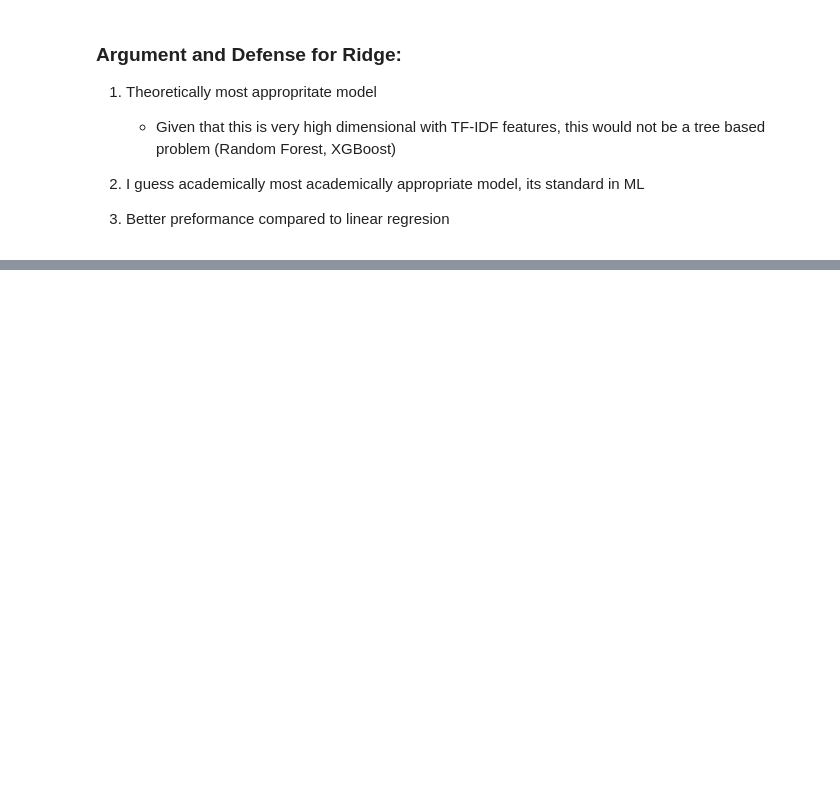
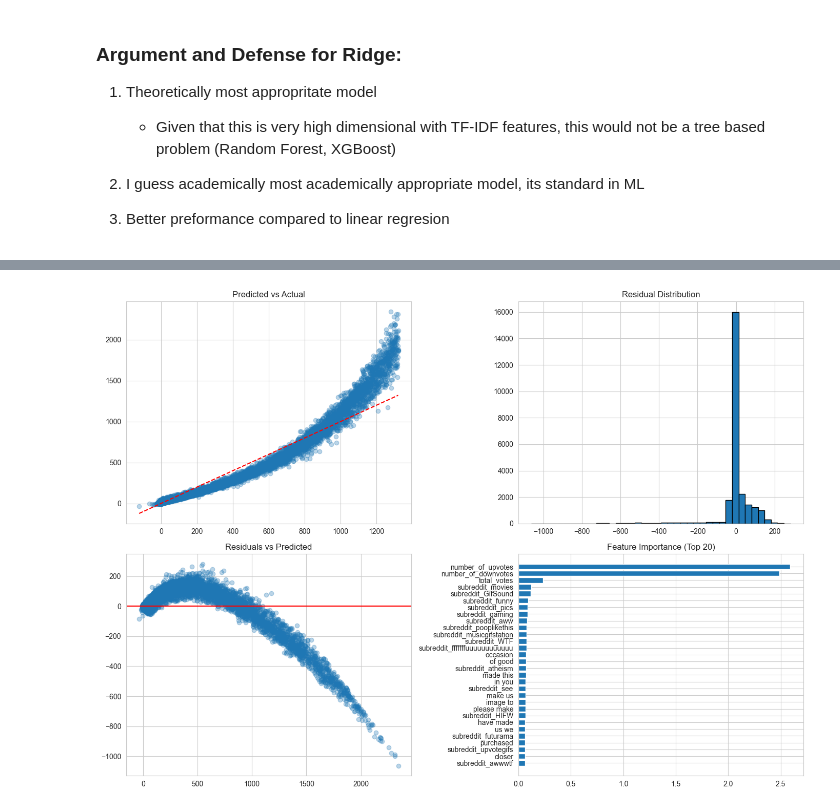
Before and after one commit to rsm-som001/CSE158project, a Jupyter notebook: Master.ipynb, the cells around one changed output, grey strips where cells are left out. Cells and saved outputs as stored; diff of their text form; code cells hidden in the pictures; blank space fills up the shorter version.

Commit message:
Added model performance visualizations and updated analysis

```diff
--- a/Master.ipynb
+++ b/Master.ipynb
@@ -652,0 +662,47 @@ Ridge MAE (raw): 39.327928643265416
+# %%
+fig, axes = plt.subplots(2, 2, figsize=(14, 10))
+
+# Plot 1: Predicted vs Actual
+axes[0, 0].scatter(y_true, y_pred, alpha=0.3)
+axes[0, 0].plot([y_true.min(), y_true.max()], [y_true.min(), y_true.max()], "r--")
+axes[0, 0].set_title("Predicted vs Actual")
+# This plot compares the model’s predicted Reddit scores to the actual scores.
+# If the model were perfect, all points would fall on the diagonal line.
+# Clustering tightly around the line indicates strong predictive performance,
+# while spread indicates prediction error
+
+
+# Plot 2: Residual Histogram
+axes[0, 1].hist(residuals, bins=40, edgecolor="k")
+axes[0, 1].set_title("Residual Distribution")
+# This histogram shows the distribution of residuals (actual − predicted).
+# A centered, symmetric shape around zero indicates that the model does not
+# systematically over- or under-predict.
+# Wide spread or skewness would indicate consistent bias.”
+
+
+# Plot 3: Residuals vs Predicted
+axes[1, 0].scatter(y_pred, residuals, alpha=0.3)
+axes[1, 0].axhline(0, color="red")
+axes[1, 0].set_title("Residuals vs Predicted")
+
+# This visualization checks whether the model’s error changes depending on the
+# predicted value. Ideally, residuals should be randomly scattered around zero.
+# Patterns or funnels would suggest the model struggles at specific score ranges.
+
+
+# Plot 4: Feature Importance (Top 20)
+axes[1, 1].barh(top.index, top.values)
+axes[1, 1].set_title("Feature Importance (Top 20)")
+axes[1, 1].invert_yaxis()
+
+# Using Ridge Regression, we can measure which features have the strongest
+# influence on predicting post score.
+# Higher absolute coefficient values indicate more important features.
+# This helps us understand which metadata and text patterns drive Reddit engagement.
+
+
+plt.tight_layout()
+plt.show()
+# %% [output]
+[figure, added]
```
Also changed, not shown: parts of 4 cells of this notebook.
